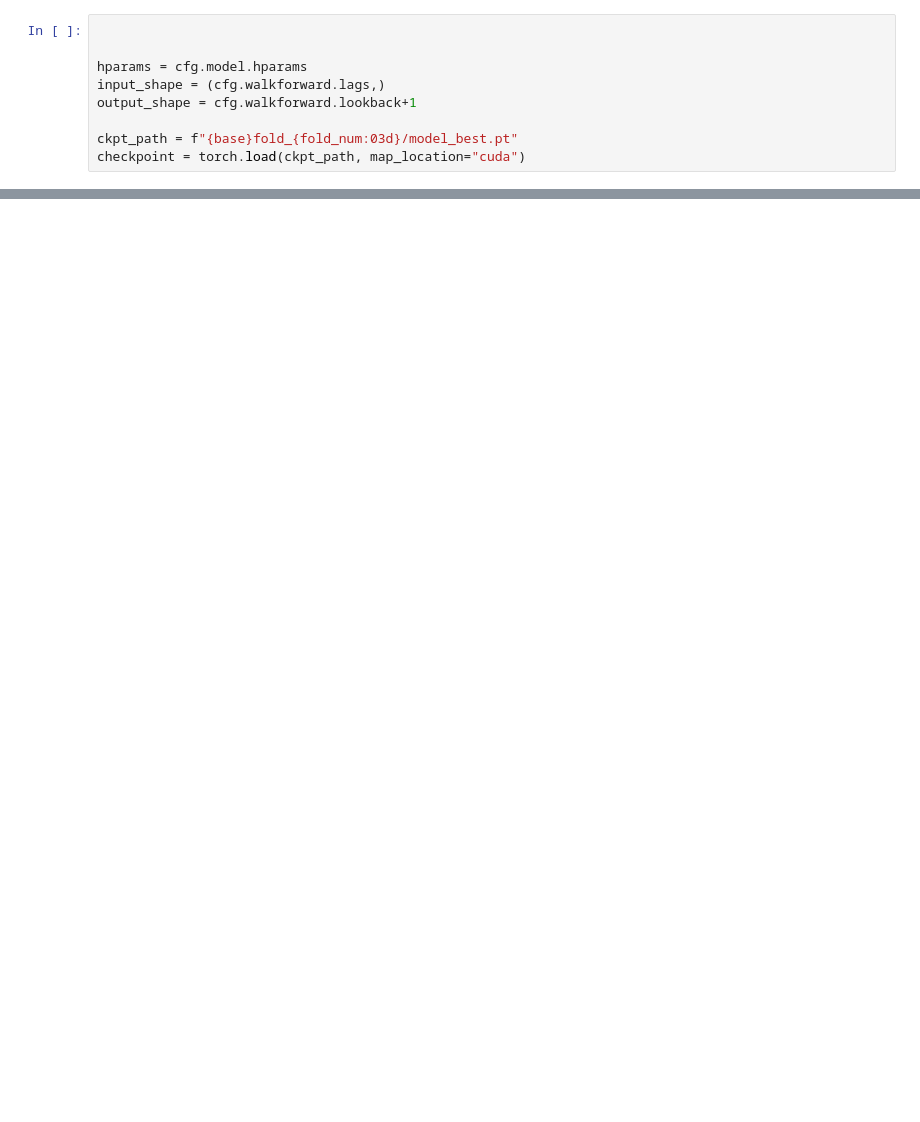
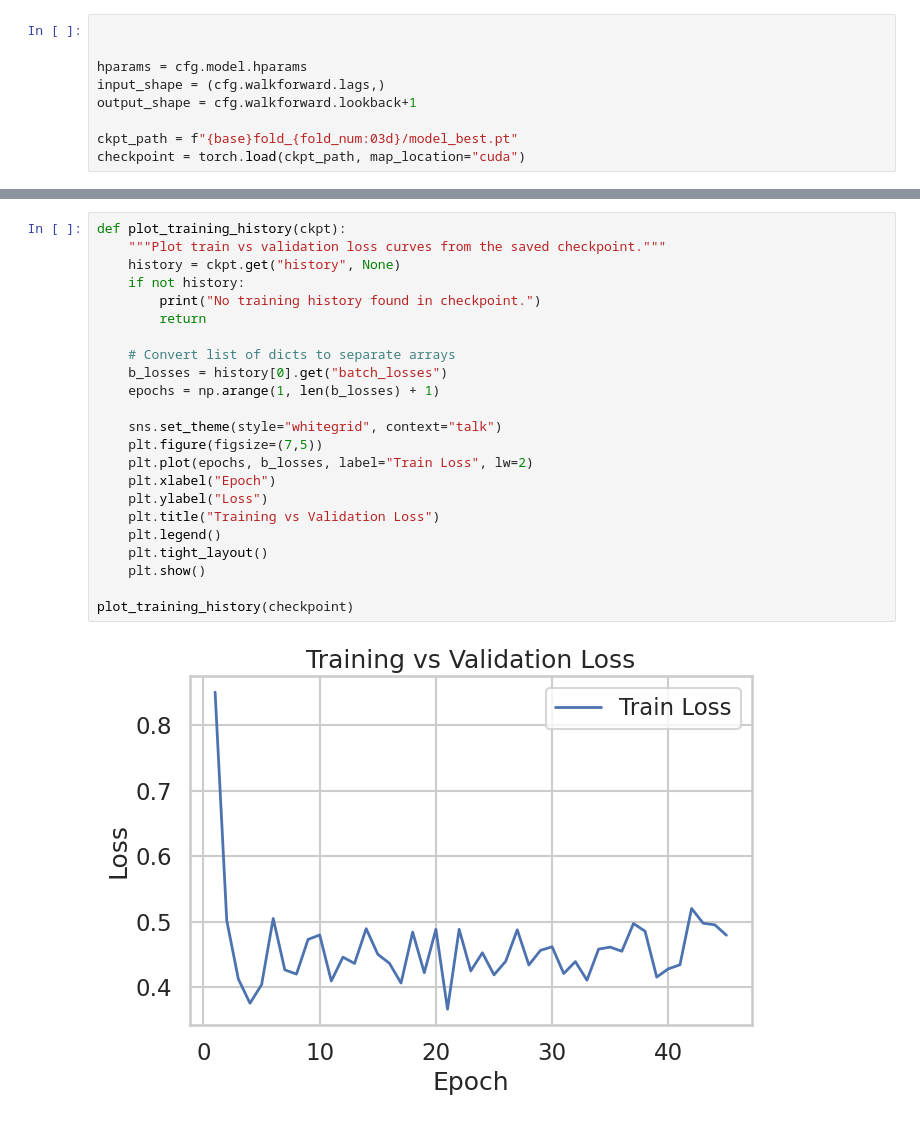
Before and after one commit to FedericoCortesi/finNN_code, a Jupyter notebook: src/benchmarks/visuals.ipynb, the cells around one changed output, grey strips where cells are left out. Cells and saved outputs as stored; diff of their text form; blank space fills up the shorter version.

```diff
--- a/src/benchmarks/visuals.ipynb
+++ b/src/benchmarks/visuals.ipynb
@@ -544,0 +498,25 @@ KeyError: 'val_loss'
+# %%
+def plot_training_history(ckpt):
+    """Plot train vs validation loss curves from the saved checkpoint."""
+    history = ckpt.get("history", None)
+    if not history:
+        print("No training history found in checkpoint.")
+        return
+
+    # Convert list of dicts to separate arrays
+    b_losses = history[0].get("batch_losses")
+    epochs = np.arange(1, len(b_losses) + 1)
+
+    sns.set_theme(style="whitegrid", context="talk")
+    plt.figure(figsize=(7,5))
+    plt.plot(epochs, b_losses, label="Train Loss", lw=2)
+    plt.xlabel("Epoch")
+    plt.ylabel("Loss")
+    plt.title("Training vs Validation Loss")
+    plt.legend()
+    plt.tight_layout()
+    plt.show()
+
+plot_training_history(checkpoint)
+# %% [output]
+[figure, added]
```
Also changed, not shown: parts of 13 cells of this notebook, 1 other file.
